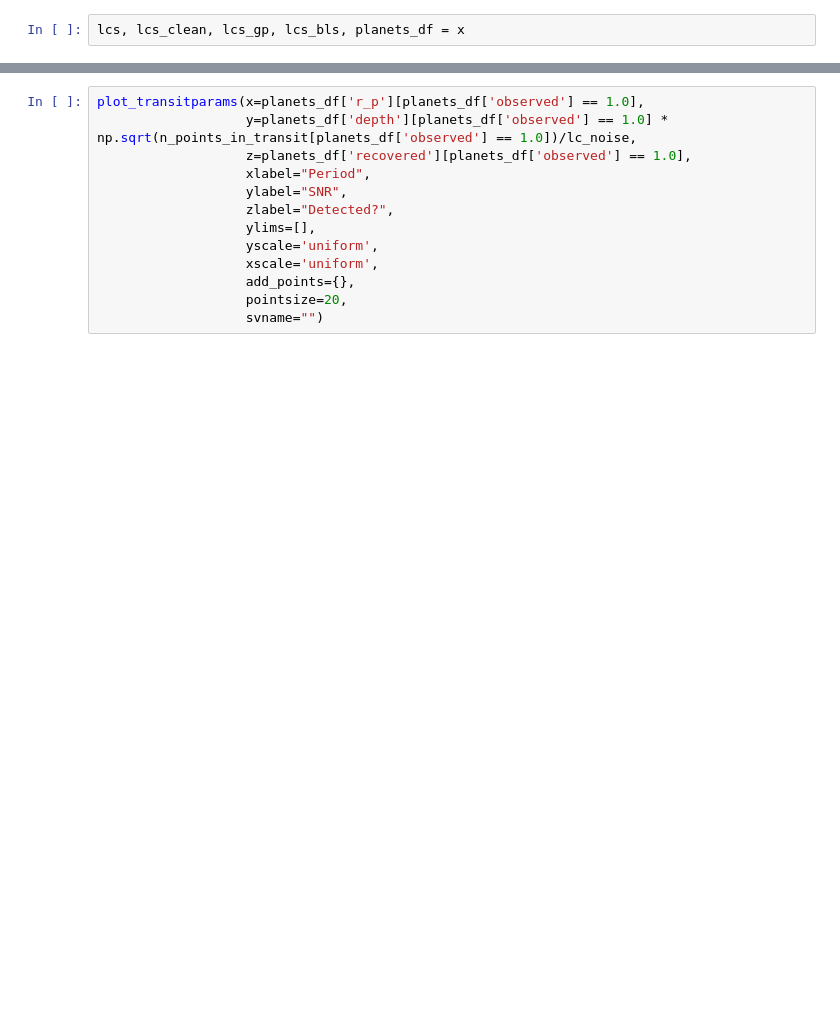
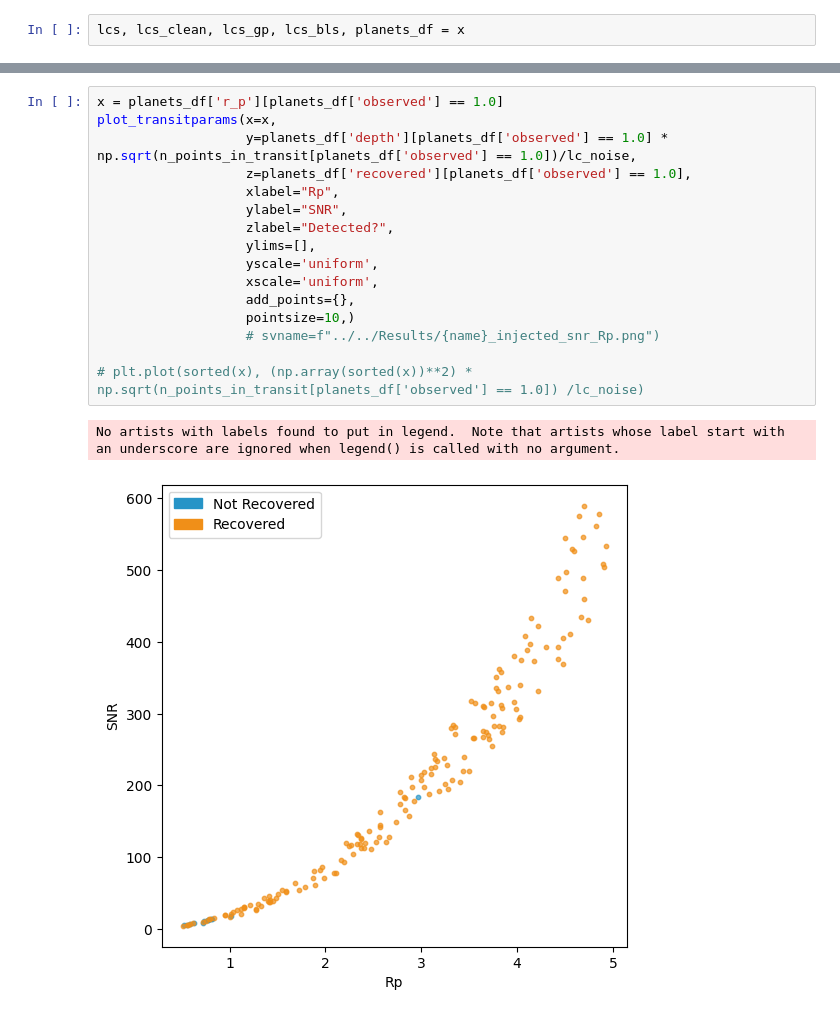
Before and after one commit to catrionamurray/occultence, a Jupyter notebook: occultence/notebooks/Run_LC_condensed.ipynb, the cells around one changed output, grey strips where cells are left out. Saved outputs shown, nothing was run; the diff lists cells and outputs as text; blank space fills up the shorter version.

```diff
--- a/occultence/notebooks/Run_LC_condensed.ipynb
+++ b/occultence/notebooks/Run_LC_condensed.ipynb
@@ -247,13 +247,19 @@ plt.legend()
 # %%
-plot_transitparams(x=planets_df['r_p'][planets_df['observed'] == 1.0],
+x = planets_df['r_p'][planets_df['observed'] == 1.0]
+plot_transitparams(x=x,
                    y=planets_df['depth'][planets_df['observed'] == 1.0] * np.sqrt(n_points_in_transit[planets_df['observed'] == 1.0])/lc_noise,
                    z=planets_df['recovered'][planets_df['observed'] == 1.0],
-                   xlabel="Period",
+                   xlabel="Rp",
                    ylabel="SNR",
                    zlabel="Detected?",
                    ylims=[],
                    yscale='uniform',
                    xscale='uniform',
                    add_points={},
-                   pointsize=20,
-                   svname="")
+                   pointsize=10,)
+                   # svname=f"../../Results/{name}_injected_snr_Rp.png")
+
+# plt.plot(sorted(x), (np.array(sorted(x))**2) * np.sqrt(n_points_in_transit[planets_df['observed'] == 1.0]) /lc_noise)
+# %% [output]
+No artists with labels found to put in legend.  Note that artists whose label start with an underscore are ignored when legend() is called with no argument.
+[figure, added]
```
Also changed, not shown: parts of 9 cells of this notebook, 1 other file.
